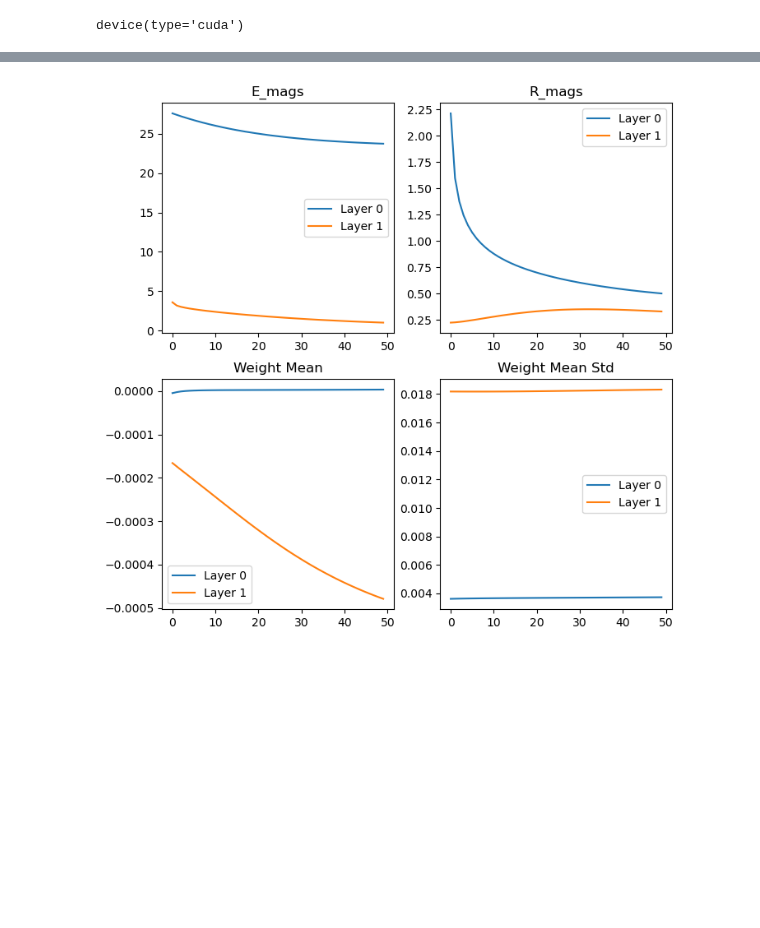
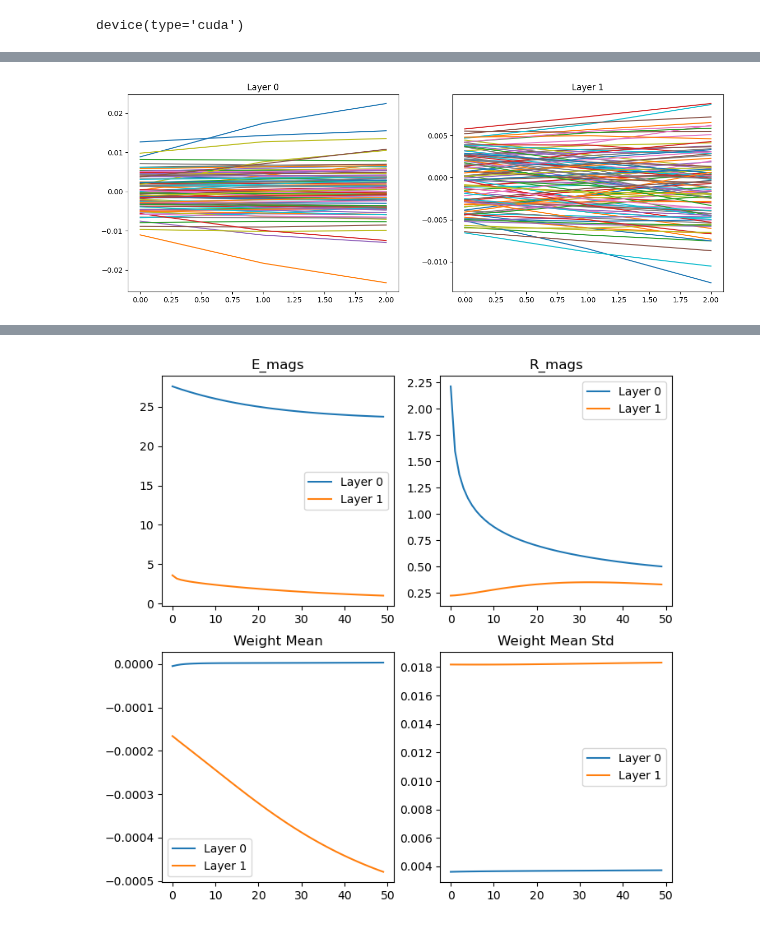
Before and after one commit to joeagriffith/ml-learning, a Jupyter notebook: Deep_Learning/Experimental/Hebbian_Learning/mnist/mnist_simplelayer.ipynb, the cells around one changed output, grey strips where cells are left out. Cells and saved outputs as stored; diff of their text form; code cells hidden in the pictures; blank space fills up the shorter version.

```diff
--- a/Deep_Learning/Experimental/Hebbian_Learning/mnist/mnist_simplelayer.ipynb
+++ b/Deep_Learning/Experimental/Hebbian_Learning/mnist/mnist_simplelayer.ipynb
@@ -79,35 +226,31 @@ class Layer(nn.Module):
 # %%
 class Model(nn.Module):
-    def __init__(self, sizes, steps=5):
+    def __init__(self, sizes):
         super(Model, self).__init__()
         self.sizes = sizes
-        self.steps = steps
-        self.layers = nn.ModuleList([Layer(sizes[i], sizes[i+1]) for i in range(len(sizes)-1)])
+        self.layers = nn.ModuleList([LayerV2(sizes[i], sizes[i+1]) for i in range(len(sizes)-1)])
 
-    def update_parameters(self, lr):
+    def update_parameters(self, lr, reg=None):
         for l in self.layers:
-            l.update_parameters(lr)
+            l.update_parameters(lr, reg)
 
     def init_state(self, batch_size, rand=False):
         for l in self.layers:
             l.init_state(batch_size, rand)
 
-    def update(self, x, y=None):
+    def update_state(self, x, y=None, dt=0.01):
         for i, l in enumerate(self.layers):
             if i < len(self.layers)-1:
-                l(x)
+                l(x, td_err=self.layers[i+1].error, dt=dt)
                 x = l.belief
             else:
-                l(x, y)
+                l(x, y, dt=dt)
 
-    def forward(self, x, y=None, steps=None, rand=False):
-        if steps is None:
-            steps = self.steps
-
+    def forward(self, x, y=None, rand=False, max_t=20, dt=0.01):
         self.init_state(x.size(0), rand)
 
-        for _ in range(steps):
-            self.update(x, y)
+        for _ in range(int(max_t/dt)):
+            self.update(x, y, dt)
 
     @property
     def output(self):
@@ -235,0 +428,13 @@ TypeError: Model.init_state() got an unexpected keyword argument 'rand'
+# %%
+k = 100
+weights = [weights_track[i].flatten(start_dim=1) for i in range(len(weights_track))]
+perms = [torch.randperm(weights[i].shape[1]) for i in range(len(weights))]
+idxs = [perms[i][:k] for i in range(len(weights))]
+weights = [weights[i][:, idxs[i]] for i in range(len(weights))]
+fig, axs = plt.subplots(1, len(model.layers), figsize=(15, 5))
+for i in range(len(model.layers)):
+    axs[i].plot(weights[i])
+    axs[i].set_title(f'Layer {i}')
+plt.show()
+# %% [output]
+[figure, added]
```
Also changed, not shown: parts of 12 cells of this notebook, 3 other files.
